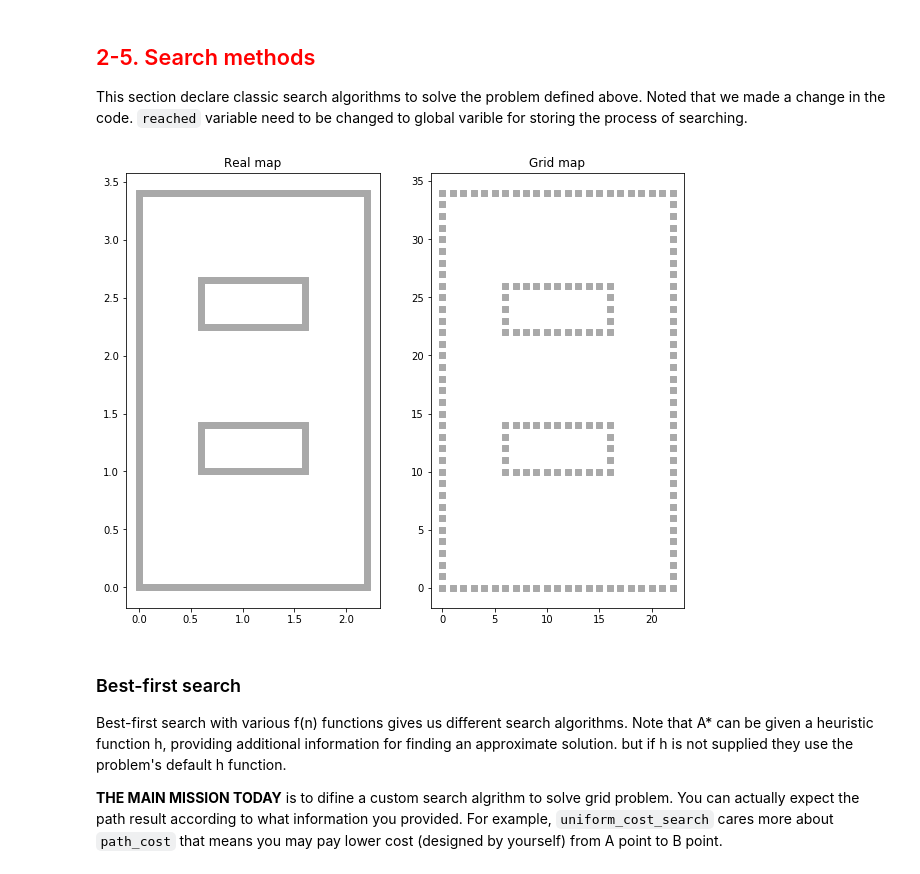
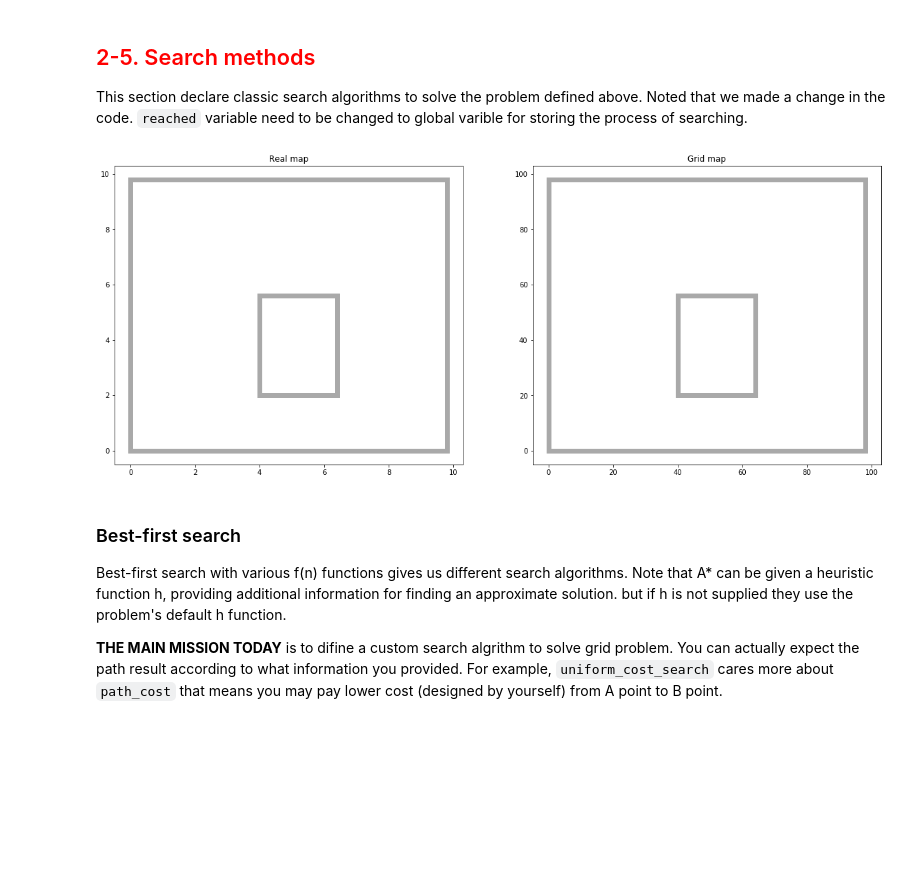
Before and after one commit to OpenPPAT/ai-course-2019, a Jupyter notebook: 03-robot-navigation/jupyter_notebook/topic2_real_robot_path_search.ipynb, the cells around one changed output. Saved outputs shown, nothing was run; the diff lists cells and outputs as text; code cells hidden in the pictures; blank space fills up the shorter version.

Commit message:
change map size

```diff
--- a/03-robot-navigation/jupyter_notebook/topic2_real_robot_path_search.ipynb
+++ b/03-robot-navigation/jupyter_notebook/topic2_real_robot_path_search.ipynb
@@ -18,3 +16,5 @@ MAP_RANGE = (2.4, 3.6)
+# %%
+MAP_RANGE = (10, 10)
 # %% [markdown]
 ## 2-2. Problem abstract & State-space tree node & queue
 # %%
@@ -69,8 +69,8 @@ We define a `GridProblem` class here to present a problem has an initial point,
 class GridProblem(Problem):
     """Finding a path on a 2D grid with obstacles. Obstacles are (x, y) cells."""
 
-    def __init__(self, initial=(0.5, 0.5), goal=(1.5, 0.3), obstacles=(),
-                 grid_size=0.2, veh_size=(0.2, 0.2), map_range=MAP_RANGE, **kwds):
+    def __init__(self, initial=(0.8, 0.8), goal=(1.5, 7.2), obstacles=(),
+                 grid_size=0.2, veh_size=(0.6, 0.6), map_range=MAP_RANGE, **kwds):
 
         Problem.__init__(self, initial=initial, goal=goal, obstacles=set(obstacles) - {initial},
                          grid_size=grid_size, veh_size=veh_size, map_range=map_range, **kwds)
@@ -154,16 +154,20 @@ def add_block(x, y, len_x, len_y):
         yield obj_line
 
 def fixed_map(obs_list=None, obs_size=(0.25, 0.25)):
-    for obj_line in add_block(x=0, y=0, len_x=2.2, len_y=3.4):
+    for obj_line in add_block(x=0, y=0, len_x=MAP_RANGE[0]-0.2, len_y=MAP_RANGE[1]-0.2):
         yield obj_line
 
-    # center watchtower 1
-    for obj_line in add_block(x=0.6, y=1.0, len_x=1.0, len_y=0.4):
+    # duckiebot field
+    for obj_line in add_block(x=4.0, y=2.0, len_x=2.4, len_y=3.6):
         yield obj_line
 
-    # center watchtower 2
-    for obj_line in add_block(x=0.6, y=2.25, len_x=1.0, len_y=0.4):
-        yield obj_line
+#     # center watchtower 1
+#     for obj_line in add_block(x=0.6, y=1.0, len_x=1.0, len_y=0.4):
+#         yield obj_line
+
+#     # center watchtower 2
+#     for obj_line in add_block(x=0.6, y=2.25, len_x=1.0, len_y=0.4):
+#         yield obj_line
 
     # custom obstacles
     if obs_list != None:
@@ -181,20 +185,20 @@ This section declare classic search algorithms to solve the problem defined abov
 # %%
 # Difference between real map and grid map
 gp1 = GridProblem(grid_size=0.1, obstacles=fixed_map())
 
-plt.figure(figsize=(10, 8))
+plt.figure(figsize=(20, 8))
 plt.subplot(121)
 plt.title('Real map')
 obs_list = transpose(list(gp1.obstacles))
 plt.scatter(obs_list[0], obs_list[1], marker='s', color='darkgrey')
 
 plt.subplot(122)
 plt.title('Grid map')
 grid_list = transpose(list(gp1.gridmap))
 plt.scatter(grid_list[0], grid_list[1], marker='s', color='darkgrey')
 plt.show()
 # %% [output]
-[figure, old version]
+[figure, new version]
 # %%
 FIFOQueue = deque
 
```
Also changed, not shown: parts of 7 cells of this notebook.
